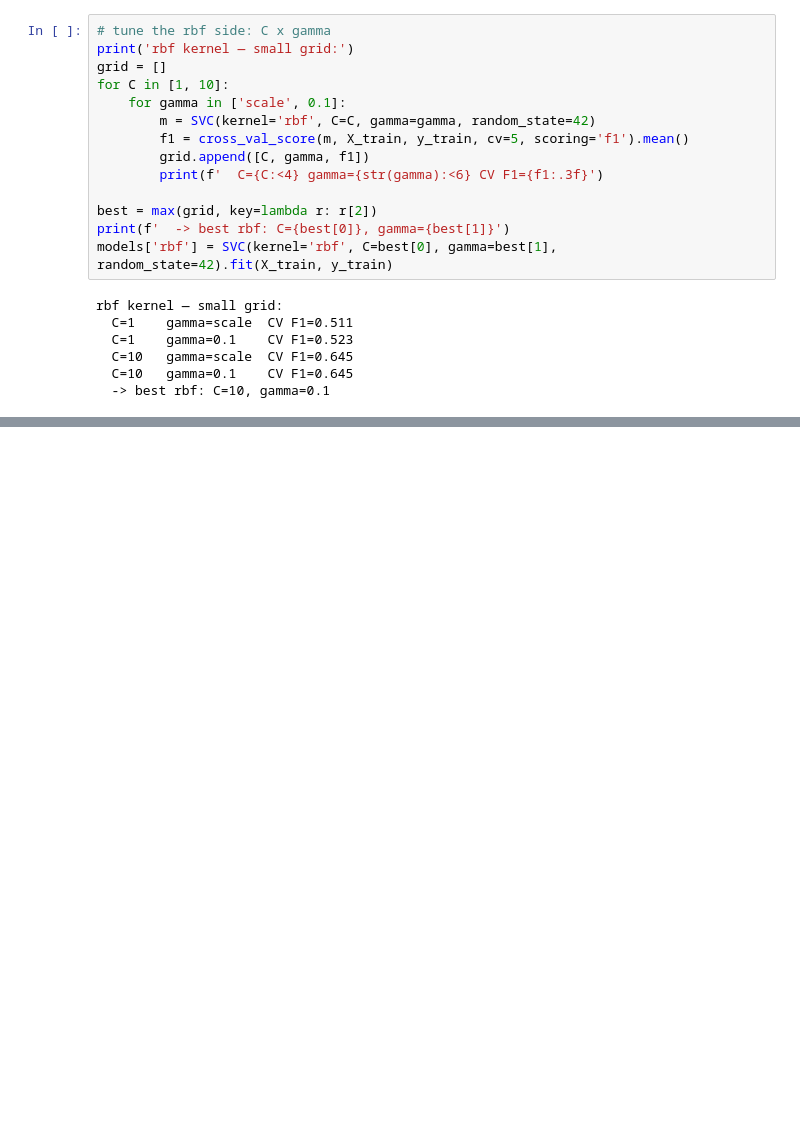
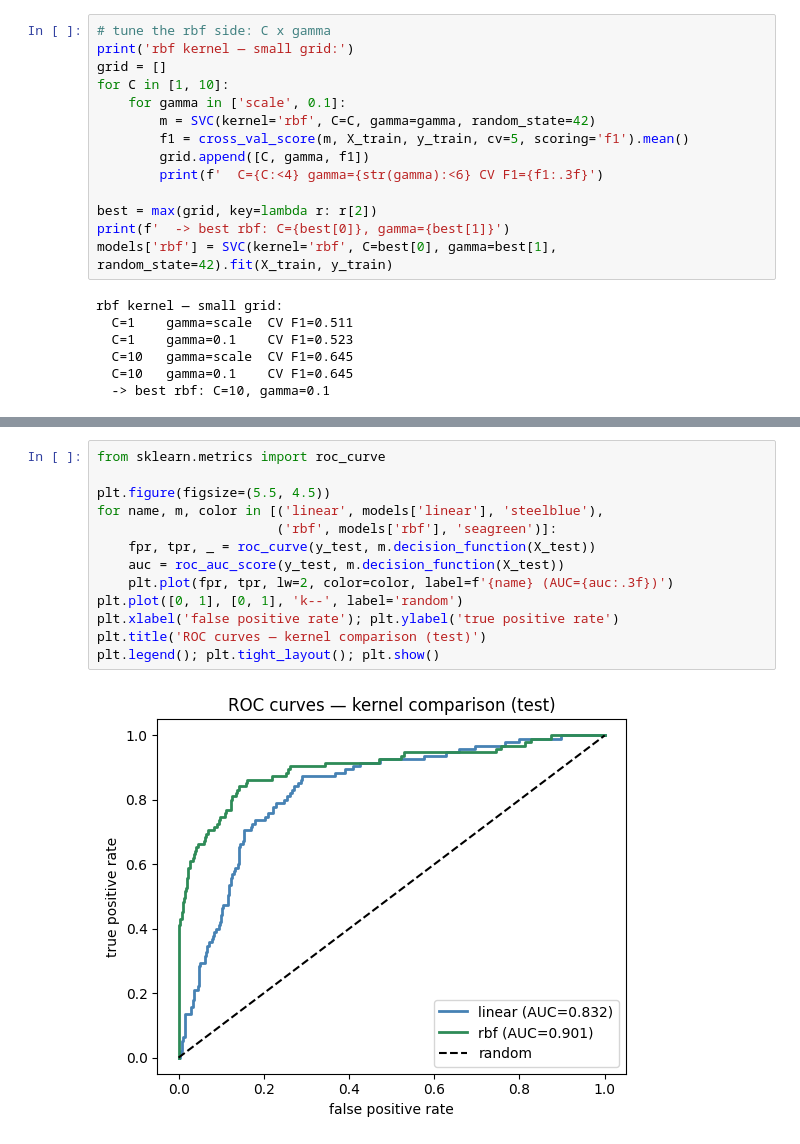
Before and after one commit to meherabmehu/ml-internship-codveda, a Jupyter notebook: level-3-advanced/02_svm_churn.ipynb, the cells around one changed output, grey strips where cells are left out. Cells and saved outputs as stored; diff of their text form; blank space fills up the shorter version.

Commit message:
evaluate kernels on test with auc and roc curves

```diff
--- a/level-3-advanced/02_svm_churn.ipynb
+++ b/level-3-advanced/02_svm_churn.ipynb
@@ -132,0 +163,15 @@ rbf kernel — small grid:
+# %%
+from sklearn.metrics import roc_curve
+
+plt.figure(figsize=(5.5, 4.5))
+for name, m, color in [('linear', models['linear'], 'steelblue'),
+                       ('rbf', models['rbf'], 'seagreen')]:
+    fpr, tpr, _ = roc_curve(y_test, m.decision_function(X_test))
+    auc = roc_auc_score(y_test, m.decision_function(X_test))
+    plt.plot(fpr, tpr, lw=2, color=color, label=f'{name} (AUC={auc:.3f})')
+plt.plot([0, 1], [0, 1], 'k--', label='random')
+plt.xlabel('false positive rate'); plt.ylabel('true positive rate')
+plt.title('ROC curves — kernel comparison (test)')
+plt.legend(); plt.tight_layout(); plt.show()
+# %% [output]
+[figure, added]
```
Also changed, not shown: parts of 4 cells of this notebook.
